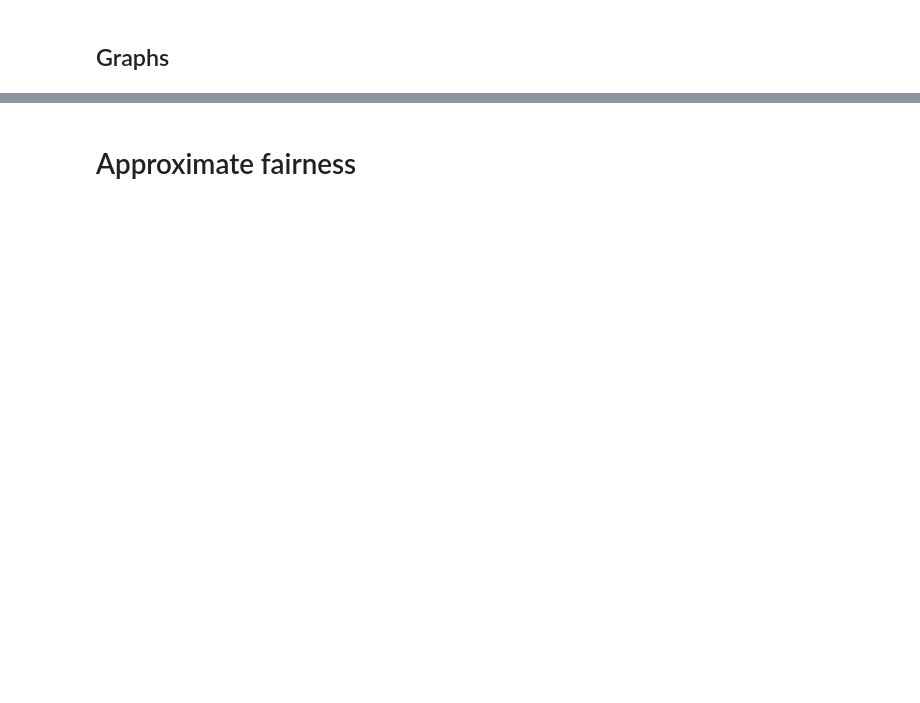
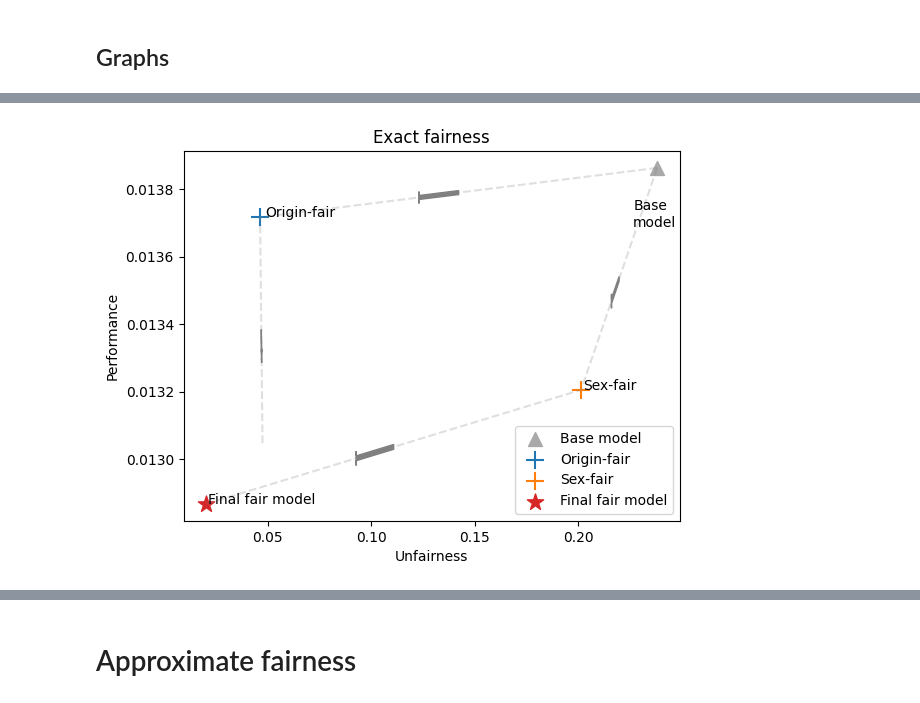
Before and after one commit to fer-agathe/quantil_seminar, a Jupyter notebook: application_quantil.ipynb, the cells around one changed output, grey strips where cells are left out. Drawn from its saved outputs; the diff is of its cells as text; code cells hidden in the pictures; blank space fills up the shorter version.

```diff
--- a/application_quantil.ipynb
+++ b/application_quantil.ipynb
@@ -274 +294,6 @@ plt.savefig('density.pdf')
+# %%
+fair_multiple_arrow_plot(x_ssa_calib, x_ssa_test, scores_calib, scores_test, y_true_test, threshold=best_threshold)
+plt.savefig("outputs/multiple_arrow_plot.pdf")
+# %% [output]
+[figure, added]
 # %%
```
Also changed, not shown: parts of 26 cells of this notebook, 2 other files.
